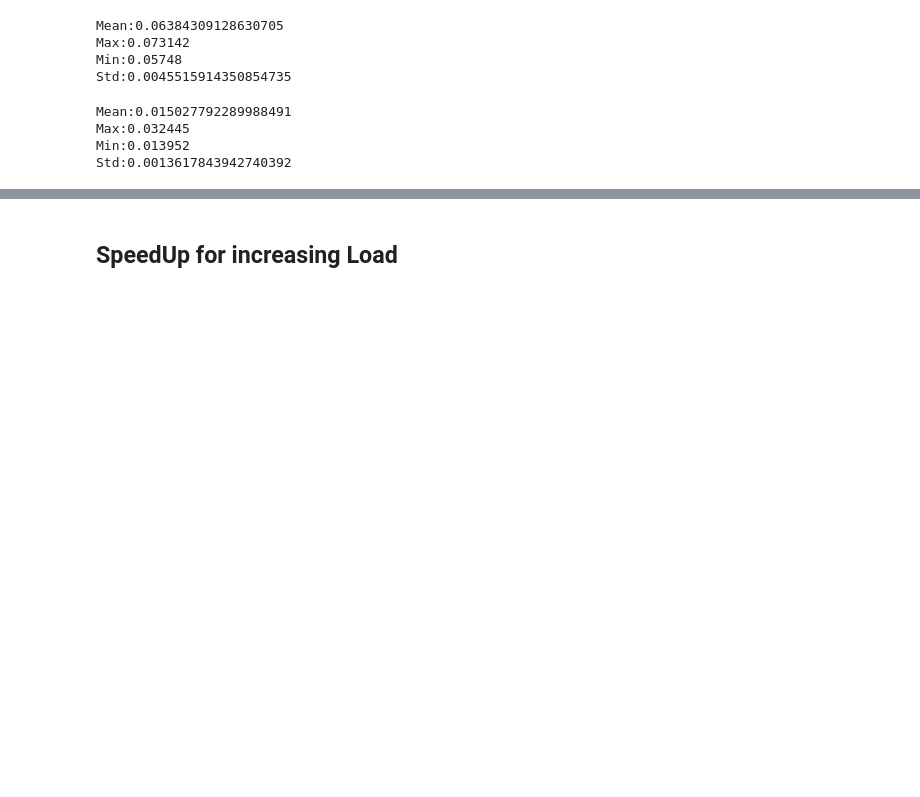
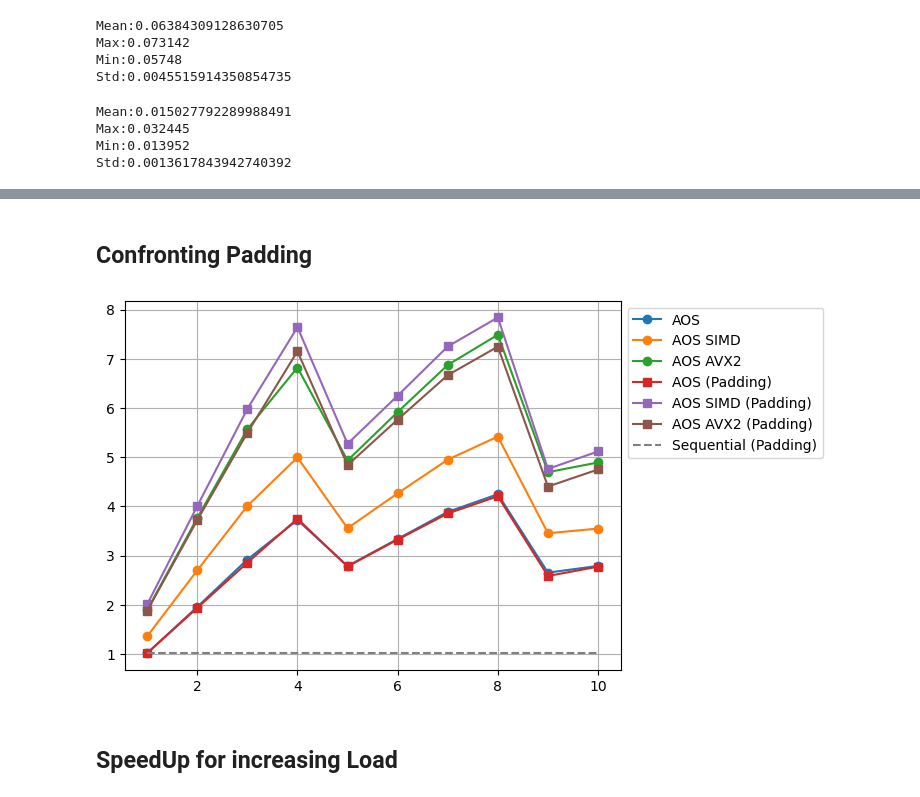
Before and after one commit to LucchesiCarlo/Parallel_Computing_First, a Jupyter notebook: Elaborate_Results.ipynb, the cells around one changed output, grey strips where cells are left out. Saved outputs shown, nothing was run; the diff lists cells and outputs as text; code cells hidden in the pictures; blank space fills up the shorter version.

```diff
--- a/Elaborate_Results.ipynb
+++ b/Elaborate_Results.ipynb
@@ -81,3 +90,20 @@ plt.grid()
+# %% [markdown]
+## Confronting Padding
+# %%
+plt.plot(threads, [np.mean(sequential_series) / np.mean(parallel_AOS_series[i]) for i in range(len(threads))], label = "AOS", marker = "o")
+plt.plot(threads, [np.mean(sequential_series) / np.mean(parallel_AOS_simd_series[i]) for i in range(len(threads))], label = "AOS SIMD", marker = "o")
+plt.plot(threads, [np.mean(sequential_series) / np.mean(parallel_AOS_simd_manual_series[i]) for i in range(len(threads))], label = "AOS AVX2", marker = "o")
+
+plt.plot(threads, [np.mean(sequential_series) / np.mean(parallel_AOS_series_p[i]) for i in range(len(threads))], label = "AOS (Padding)", marker = "s")
+plt.plot(threads, [np.mean(sequential_series) / np.mean(parallel_AOS_simd_series_p[i]) for i in range(len(threads))], label = "AOS SIMD (Padding)", marker = "s")
+plt.plot(threads, [np.mean(sequential_series) / np.mean(parallel_AOS_simd_manual_series_p[i]) for i in range(len(threads))], label = "AOS AVX2 (Padding)", marker = "s")
+
+plt.hlines(np.mean(sequential_series) / np.mean(sequential_series_p), min(threads), max(threads), color = "grey", ls = "--", label = "Sequential (Padding)")
+
+plt.legend(bbox_to_anchor=(1, 1))
+plt.grid()
+# %% [output]
+[figure, added]
 # %% [markdown]
 ## SpeedUp for increasing Load
 # %%
```
Also changed, not shown: parts of 4 cells of this notebook, 2 other files.
